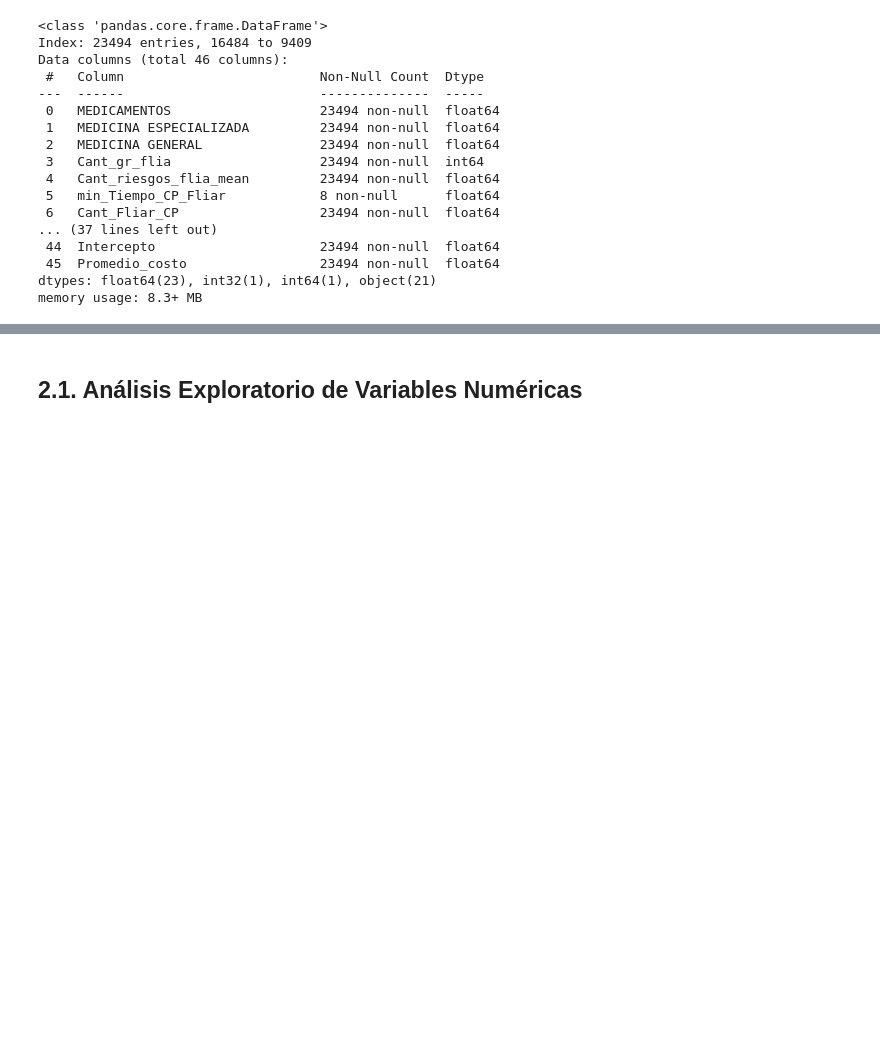
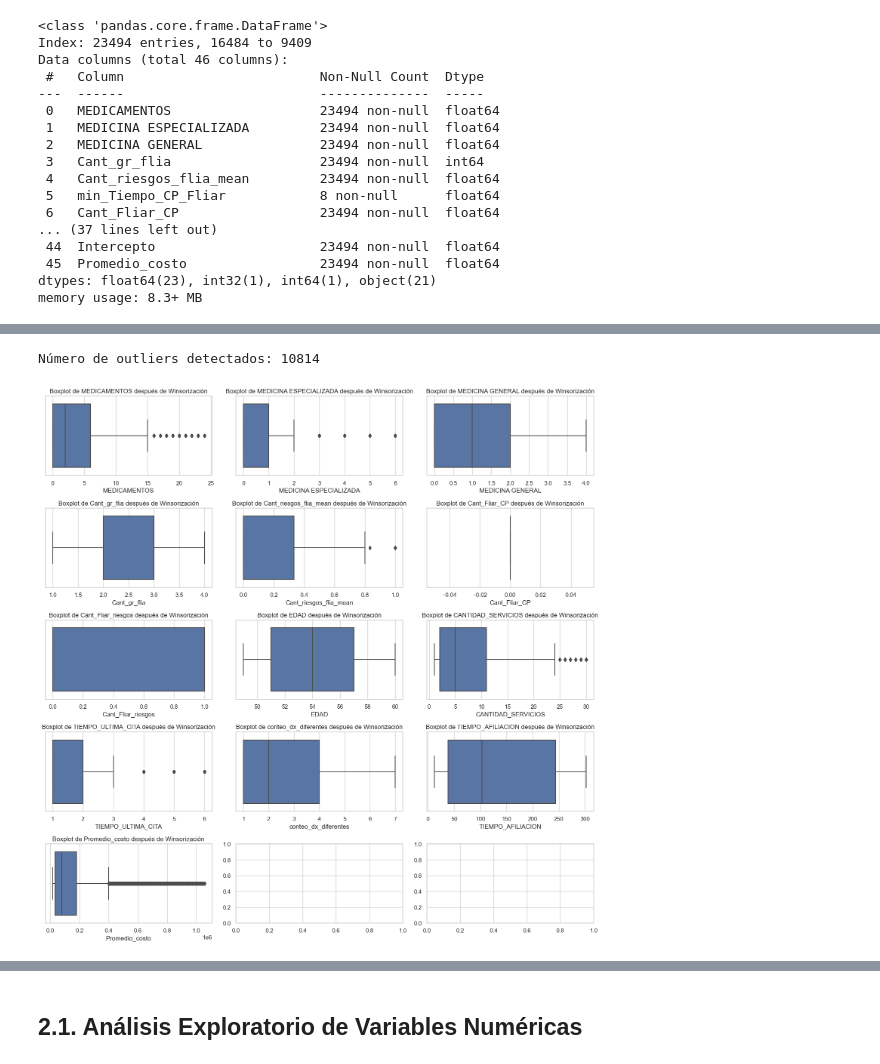
Before and after one commit to Daniel1martinez2/prostate_challenge_FDA, a Jupyter notebook: main.ipynb, the cells around one changed output, grey strips where cells are left out. Saved outputs shown, nothing was run; the diff lists cells and outputs as text; code cells hidden in the pictures; blank space fills up the shorter version.

```diff
--- a/main.ipynb
+++ b/main.ipynb
@@ -86,0 +398,48 @@ memory usage: 8.3+ MB
+# %%
+def detect_outliers_iqr(data):
+    outlier_indices = []
+    for col in num_cols:
+        Q1 = data[col].quantile(0.25)
+        Q3 = data[col].quantile(0.75)
+        IQR = Q3 - Q1
+        outlier_step = 1.5 * IQR
+        # Detectar outliers
+        outliers = data[(data[col] < Q1 - outlier_step) | (data[col] > Q3 + outlier_step)]
+        outlier_indices.extend(outliers.index.tolist())
+    return set(outlier_indices)
+
+outlier_indices = detect_outliers_iqr(df_train_3)
+print(f'Número de outliers detectados: {len(outlier_indices)}')
+# %% [output]
+Número de outliers detectados: 10814
+# %%
+from scipy.stats import mstats
+
+# Aplica winsorización a cada variable numérica
+for col in num_cols:
+    df_train_3[col] = mstats.winsorize(df_train_3[col], limits=[0.05, 0.05])  # Winsoriza el 1% inferior y superior
+# %%
+import matplotlib.pyplot as plt
+import seaborn as sns
+
+# Configura el estilo de los gráficos
+sns.set(style='whitegrid')
+
+# Selecciona las columnas numéricas
+num_cols = df_train_3.select_dtypes(include=['float64', 'int64']).columns
+
+# Crea la figura y los ejes para los subgráficos
+fig, axes = plt.subplots(nrows=5, ncols=3, figsize=(15, 15))  # 5 filas y 3 columnas
+axes = axes.flatten()  # Aplana la matriz de ejes para facilitar la indexación
+
+# Crea un boxplot para cada variable numérica
+for i, col in enumerate(num_cols):
+    sns.boxplot(x=df_train_3[col], ax=axes[i])
+    axes[i].set_title(f'Boxplot de {col} después de Winsorización')
+    axes[i].set_xlabel(col)
+
+# Ajustar el layout para que no se superpongan
+plt.tight_layout()
+plt.show()
+# %% [output]
+[figure, added]
```
Also changed, not shown: parts of 39 cells of this notebook, 4 other files.
